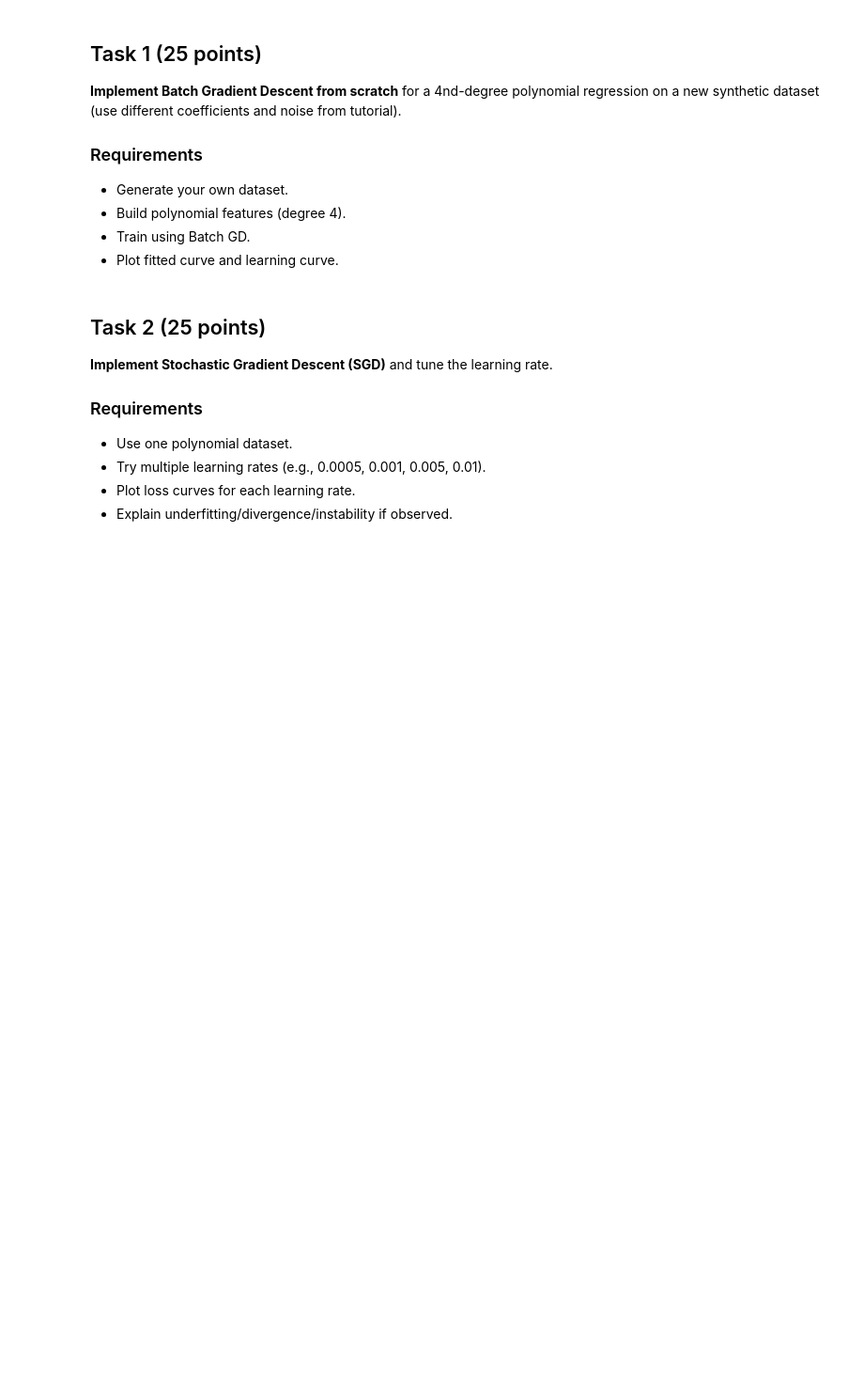
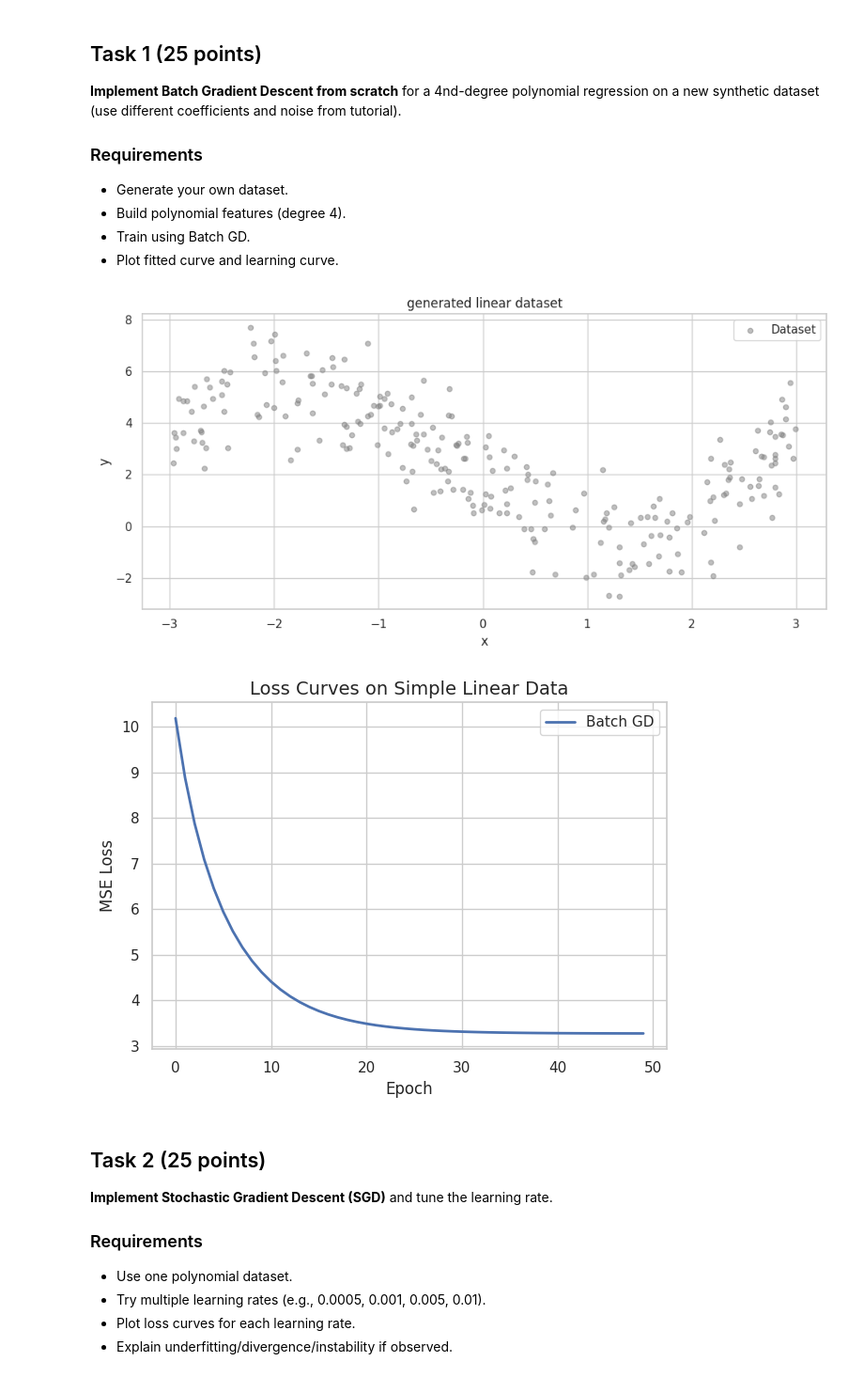
Before and after one commit to Sultonmahmudov/week1-lab201, a Jupyter notebook: Gradient_Descent_and_Polynomial_Regression_Lab.ipynb, the cells around one changed output. Shown at 94% size. Saved outputs shown, nothing was run; the diff lists cells and outputs as text; code cells hidden in the pictures; blank space fills up the shorter version.

```diff
--- a/Gradient_Descent_and_Polynomial_Regression_Lab.ipynb
+++ b/Gradient_Descent_and_Polynomial_Regression_Lab.ipynb
@@ -418,19 +418,49 @@ Complete the following tasks. Write clean code, include plots, and explain your
 # %%
 # -----------------------------
 # Task 1 starter template
 # -----------------------------
 # TODO: Generate a new synthetic quadratic dataset with different coefficients/noise.
 # Example target form: y = a + b*x + c*x^2 + d*x^3 + e*x^4 + noise
+m_1 = 250
+
+x_t1 = np.random.uniform(-3, 3, size=(m_1, 1))
+y_t1 = 2 - 2.5 * x_t1 + 0.2 * (x_t1 ** 2) + 0.3 * (x_t1 ** 3) + np.random.randn(m_1, 1) * 1.2
 
 # x_t1 = ...
 # y_t1 = ...
 
 # TODO: Build degree-4 polynomial features and standardize using sklearn.
 
 # TODO: Train Batch GD.
+plt.figure(figsize=(10, 5))
+plt.scatter(x_t1, y_t1, alpha=0.5, s=22, color="gray", label="Dataset")
+plt.title("generated linear dataset")
+plt.xlabel("x")
+plt.ylabel("y")
+plt.legend()
+plt.tight_layout()
+plt.show()
+
+X_t1 = np.c_[np.ones((x_t1.shape[0], 1)), x_t1]
+
+model = GradientDescentRegressor(method="batch", lr=0.08, epochs=50)
+model.fit(X_t1, y_t1)
+y_pred = model.predict(X_t1)
 
 # TODO: Plot fitted curve and loss curve.
 # (Reuse plotting style from tutorial.)
+
+plt.plot(model.loss_history, label=name, linewidth=2)
+
+plt.title("Loss Curves on Simple Linear Data", fontsize=14)
+plt.xlabel("Epoch")
+plt.ylabel("MSE Loss")
+plt.legend()
+plt.tight_layout()
+plt.show()
+# %% [output]
+[figure, added]
+[figure, added]
 # %% [markdown]
 ## Task 2 (25 points)
 **Implement Stochastic Gradient Descent (SGD)** and tune the learning rate.
```
Also changed, not shown: parts of 7 cells of this notebook.
